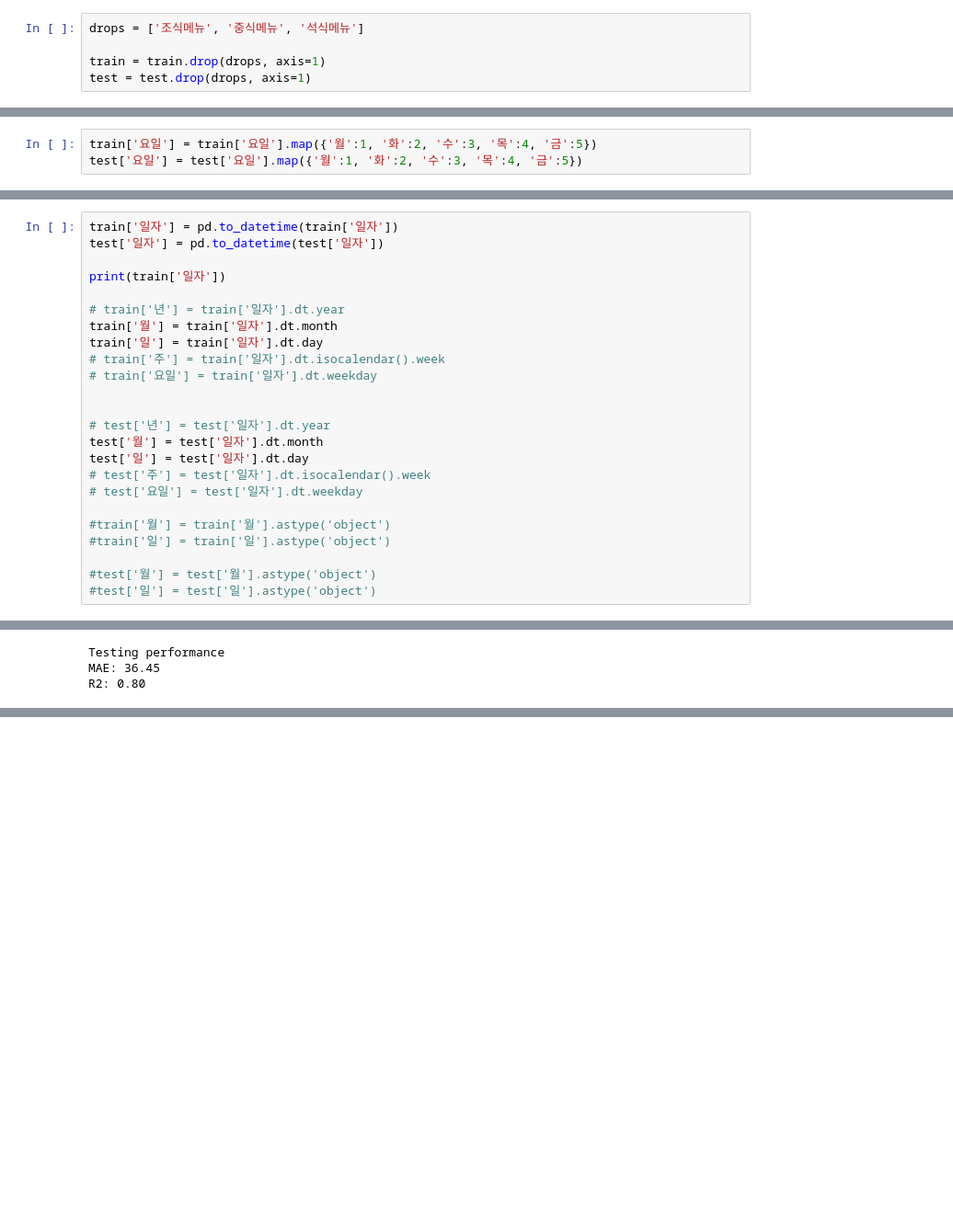
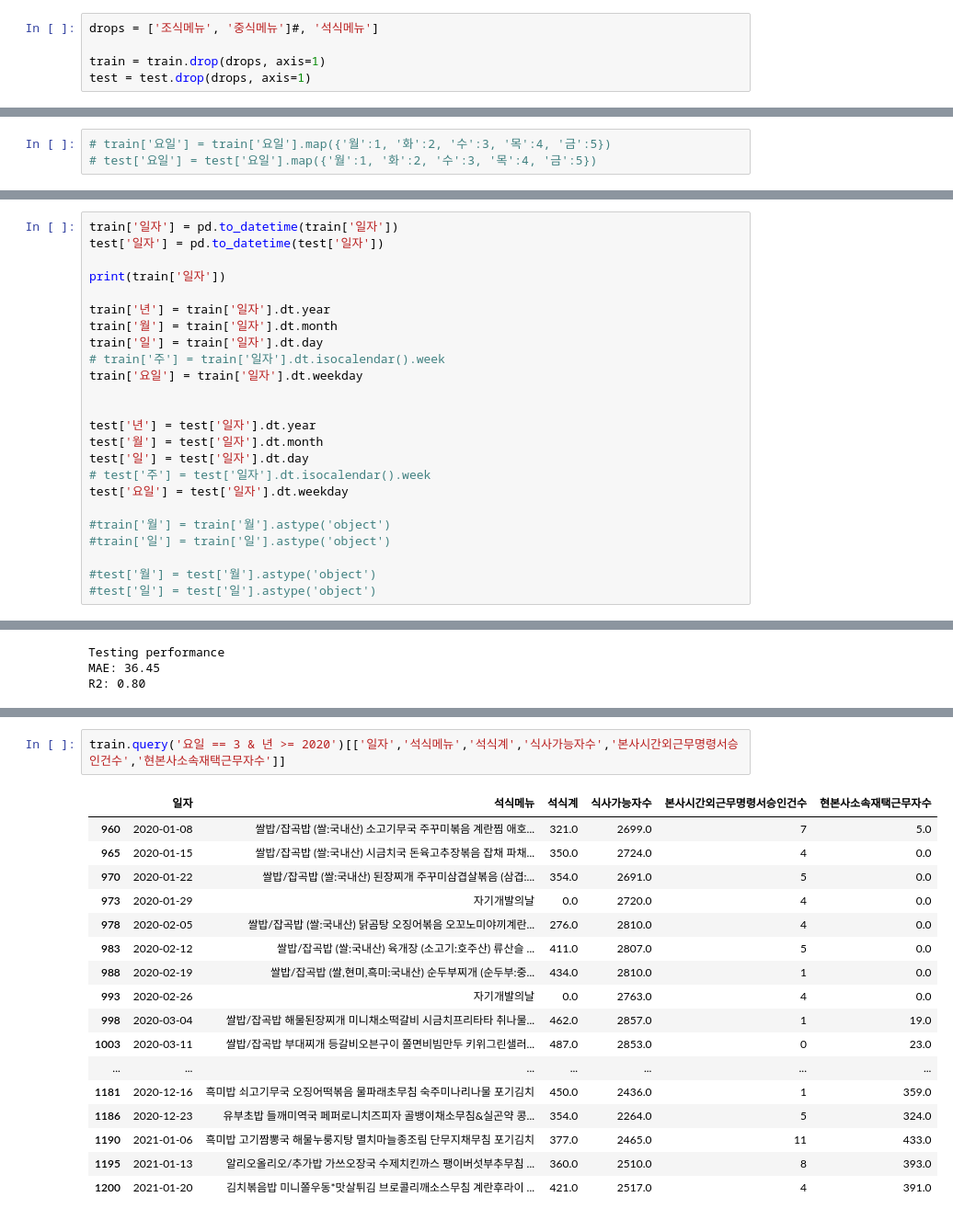
Before and after one commit to JBNU-JBIG/DACON-The_number_of_diners_in_the_cafeteria_Prediction, a Jupyter notebook: 0717 back.ipynb, the cells around one changed output, grey strips where cells are left out. Shown: that part at 92% size. Drawn from its saved outputs; the diff is of its cells as text; blank space fills up the shorter version.

```diff
--- a/0717 back.ipynb
+++ b/0717 back.ipynb
@@ -24,5 +22,5 @@ train['요일'][573]='금' # 데이터 오류 수정
 # %%
-drops = ['조식메뉴', '중식메뉴', '석식메뉴']
+drops = ['조식메뉴', '중식메뉴']#, '석식메뉴']
 
 train = train.drop(drops, axis=1)
 test = test.drop(drops, axis=1)
@@ -56,8 +29,8 @@ test = test.drop(drops, axis=1)
 # %% [markdown]
 ## 요일을 숫자로 매핑
 # %%
-train['요일'] = train['요일'].map({'월':1, '화':2, '수':3, '목':4, '금':5})
-test['요일'] = test['요일'].map({'월':1, '화':2, '수':3, '목':4, '금':5})
+# train['요일'] = train['요일'].map({'월':1, '화':2, '수':3, '목':4, '금':5})
+# test['요일'] = test['요일'].map({'월':1, '화':2, '수':3, '목':4, '금':5})
 # %% [markdown]
 ## `요일 랭크지정 방식.`
 ## 석식에만 적용! 석식 수요일이 자기개발의 날 때문에 적어서.
@@ -95,18 +68,18 @@ test['일자'] = pd.to_datetime(test['일자'])
 
 print(train['일자'])
 
-# train['년'] = train['일자'].dt.year
+train['년'] = train['일자'].dt.year
 train['월'] = train['일자'].dt.month
 train['일'] = train['일자'].dt.day
 # train['주'] = train['일자'].dt.isocalendar().week
-# train['요일'] = train['일자'].dt.weekday
+train['요일'] = train['일자'].dt.weekday
 
 
-# test['년'] = test['일자'].dt.year
+test['년'] = test['일자'].dt.year
 test['월'] = test['일자'].dt.month
 test['일'] = test['일자'].dt.day
 # test['주'] = test['일자'].dt.isocalendar().week
-# test['요일'] = test['일자'].dt.weekday
+test['요일'] = test['일자'].dt.weekday
 
 #train['월'] = train['월'].astype('object')
 #train['일'] = train['일'].astype('object')
@@ -1471,0 +1273,20 @@ R2: 0.80
+# %%
+train.query('요일 == 3 & 년 >= 2020')[['일자','석식메뉴','석식계','식사가능자수','본사시간외근무명령서승인건수','현본사소속재택근무자수']]
+# %% [output]
+|  | 일자 | 석식메뉴 | 석식계 | 식사가능자수 | 본사시간외근무명령서승인건수 | 현본사소속재택근무자수 |
+| 960 | 2020-01-08 | 쌀밥/잡곡밥 (쌀:국내산) 소고기무국 주꾸미볶음 계란찜 애호... | 321.0 | 2699.0 | 7 | 5.0 |
+| 965 | 2020-01-15 | 쌀밥/잡곡밥 (쌀:국내산) 시금치국 돈육고추장볶음 잡채 파채... | 350.0 | 2724.0 | 4 | 0.0 |
+| 970 | 2020-01-22 | 쌀밥/잡곡밥 (쌀:국내산) 된장찌개 주꾸미삼겹살볶음 (삼겹:... | 354.0 | 2691.0 | 5 | 0.0 |
+| 973 | 2020-01-29 | 자기개발의날 | 0.0 | 2720.0 | 4 | 0.0 |
+| 978 | 2020-02-05 | 쌀밥/잡곡밥 (쌀:국내산) 닭곰탕 오징어볶음 오꼬노미야끼계란... | 276.0 | 2810.0 | 4 | 0.0 |
+| 983 | 2020-02-12 | 쌀밥/잡곡밥 (쌀:국내산) 육개장 (소고기:호주산) 류산슬 ... | 411.0 | 2807.0 | 5 | 0.0 |
+| 988 | 2020-02-19 | 쌀밥/잡곡밥 (쌀,현미,흑미:국내산) 순두부찌개 (순두부:중... | 434.0 | 2810.0 | 1 | 0.0 |
+| 993 | 2020-02-26 | 자기개발의날 | 0.0 | 2763.0 | 4 | 0.0 |
+| 998 | 2020-03-04 | 쌀밥/잡곡밥 해물된장찌개 미니채소떡갈비 시금치프리타타 취나물... | 462.0 | 2857.0 | 1 | 19.0 |
+| 1003 | 2020-03-11 | 쌀밥/잡곡밥 부대찌개 등갈비오븐구이 쫄면비빔만두 키위그린샐러... | 487.0 | 2853.0 | 0 | 23.0 |
+| ... | ... | ... | ... | ... | ... | ... |
+| 1181 | 2020-12-16 | 흑미밥 쇠고기무국 오징어떡볶음 물파래초무침 숙주미나리나물 포기김치 | 450.0 | 2436.0 | 1 | 359.0 |
+| 1186 | 2020-12-23 | 유부초밥 들깨미역국 페퍼로니치즈피자 골뱅이채소무침&실곤약 콩... | 354.0 | 2264.0 | 5 | 324.0 |
+| 1190 | 2021-01-06 | 흑미밥 고기짬뽕국 해물누룽지탕 멸치마늘종조림 단무지채무침 포기김치 | 377.0 | 2465.0 | 11 | 433.0 |
+| 1195 | 2021-01-13 | 알리오올리오/추가밥 가쓰오장국 수제치킨까스 팽이버섯부추무침 ... | 360.0 | 2510.0 | 8 | 393.0 |
+| 1200 | 2021-01-20 | 김치볶음밥 미니쫄우동*맛살튀김 브로콜리깨소스무침 계란후라이 ... | 421.0 | 2517.0 | 4 | 391.0 |
```
Also changed, not shown: parts of 42 cells of this notebook, 41 other files.
